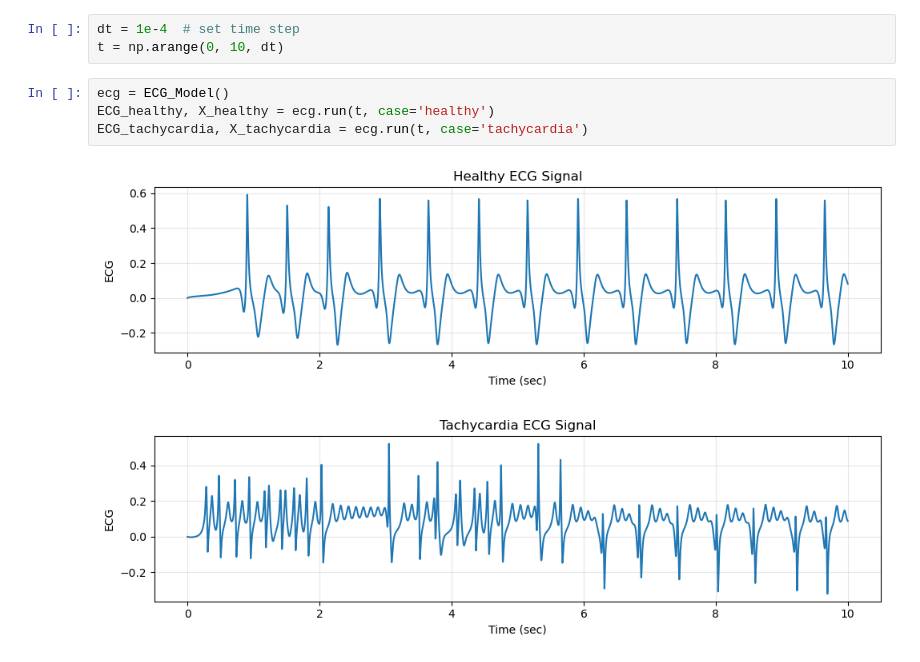
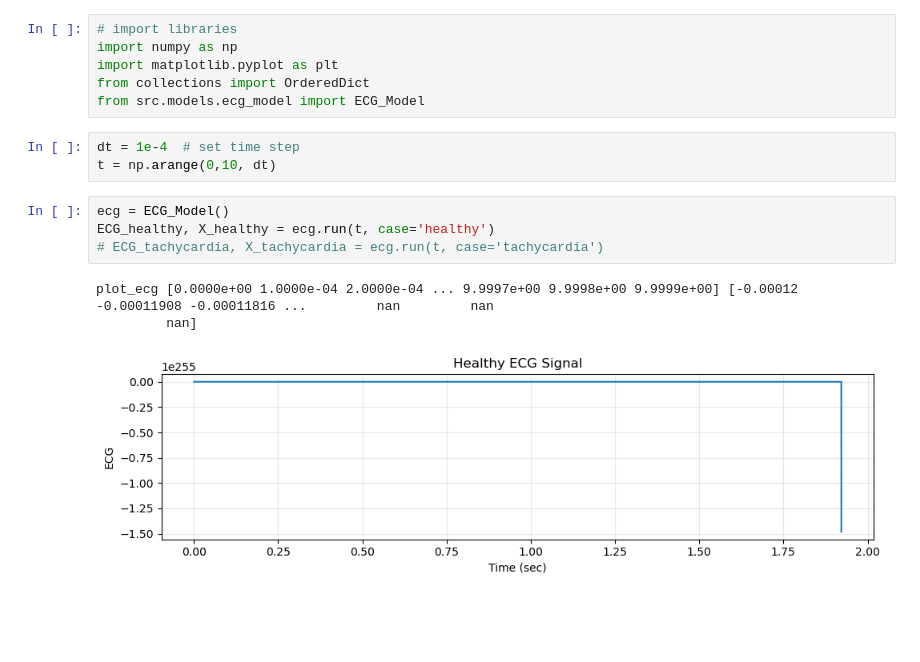
Before and after one commit to Mohak327/computational-cardiac-modeling, a Jupyter notebook: main.ipynb, the cells around one changed output. Drawn from its saved outputs; the diff is of its cells as text; blank space fills up the shorter version.

```diff
--- a/main.ipynb
+++ b/main.ipynb
@@ -10,10 +1,17 @@ from scipy.ndimage import gaussian_filter1d
+# %%
+# import libraries
+import numpy as np
+import matplotlib.pyplot as plt
+from collections import OrderedDict
+from src.models.ecg_model import ECG_Model
 # %%
 dt = 1e-4  # set time step
-t = np.arange(0, 10, dt)
+t = np.arange(0,10, dt)
 # %%
 ecg = ECG_Model()
 ECG_healthy, X_healthy = ecg.run(t, case='healthy')
-ECG_tachycardia, X_tachycardia = ecg.run(t, case='tachycardia')
+# ECG_tachycardia, X_tachycardia = ecg.run(t, case='tachycardia')
 # %% [output]
+plot_ecg [0.0000e+00 1.0000e-04 2.0000e-04 ... 9.9997e+00 9.9998e+00 9.9999e+00] [-0.00012    -0.00011908 -0.00011816 ...         nan         nan
+         nan]
-[figure, old version]
+[figure, new version]
-[figure, removed]
```
Also changed, not shown: parts of 4 cells of this notebook, 3 other files.
